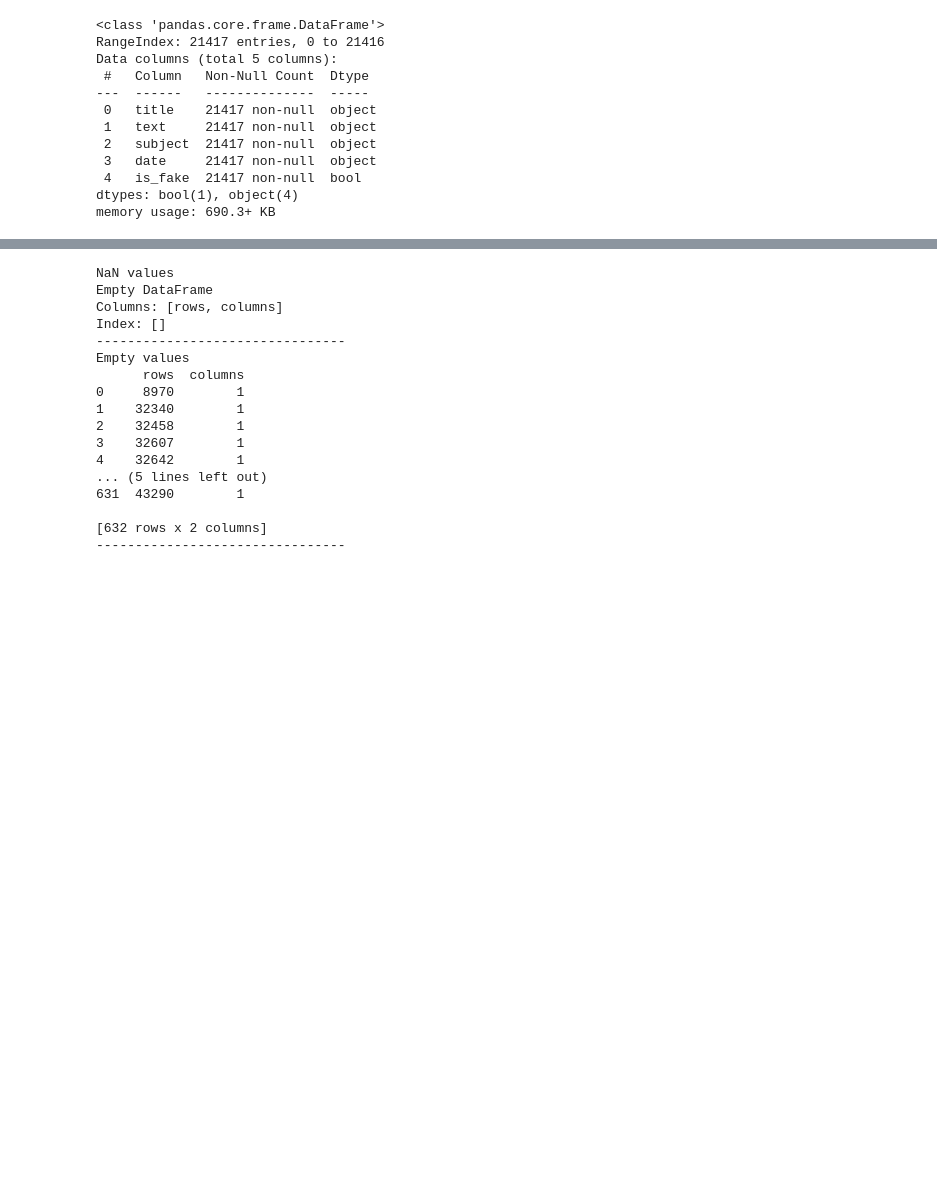
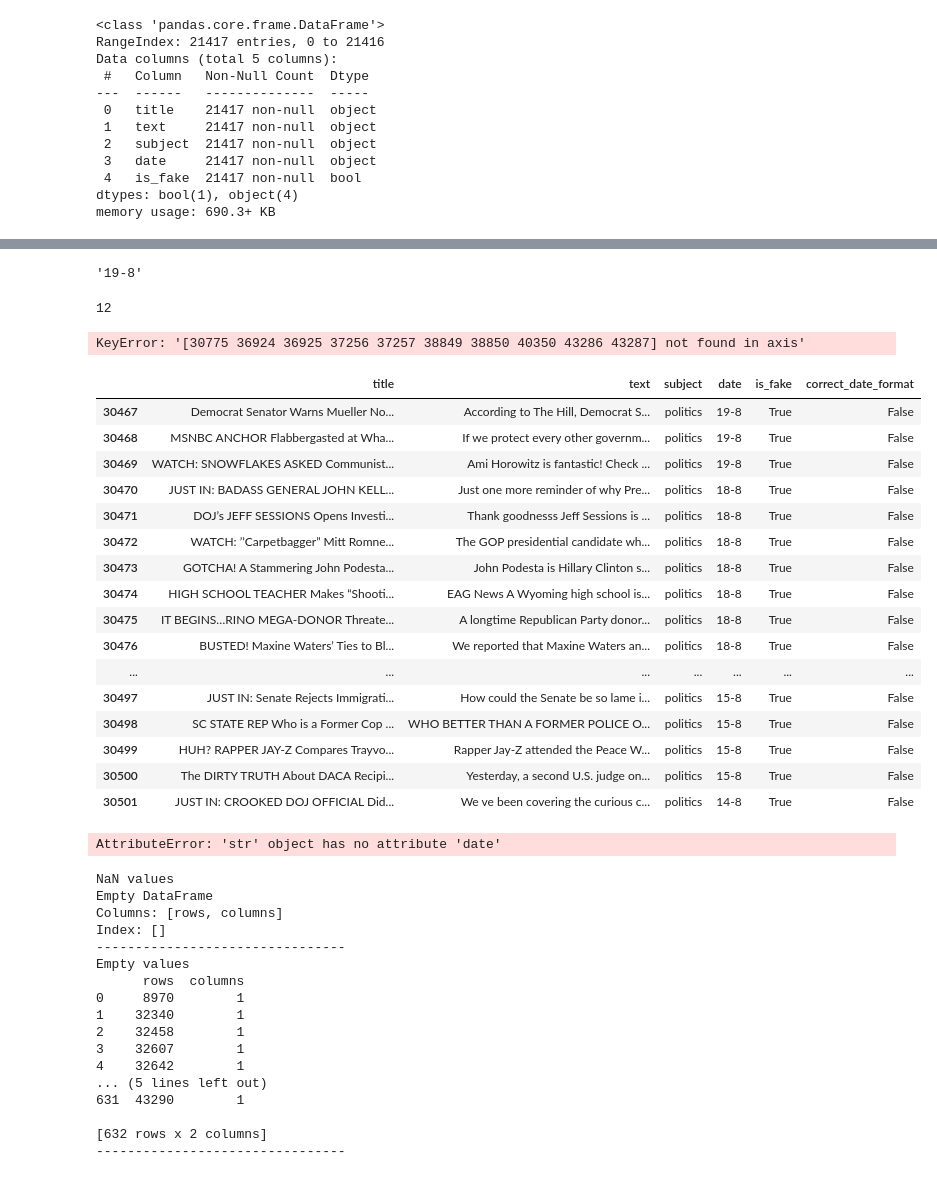
Before and after one commit to Fake-News-Capstone/fake_news_capstone, a Jupyter notebook: fake_news_capstone.ipynb, the cells around one changed output, grey strips where cells are left out. Drawn from its saved outputs; the diff is of its cells as text; code cells hidden in the pictures; blank space fills up the shorter version.

Commit message:
WIP:  trying to fix dates

```diff
--- a/fake_news_capstone.ipynb
+++ b/fake_news_capstone.ipynb
@@ -121,0 +120,6 @@ articles_df = articles_df.drop(columns=['index'])
+# %%
+articles_df.date = articles_df.date.str.strip()
+# %%
+articles_df.date = articles_df.date.apply(truncate_month)
+# %%
+articles_df['correct_date_format'] = articles_df.date.apply(value_in_date_format)
@@ -122,3 +135,39 @@ articles_df = articles_df.drop(columns=['index'])
+# %%
+articles_df.iloc[30467].date
+# %% [output]
+'19-8'
+# %%
+len(articles_df.iloc[0].date)
+# %% [output]
+12
+# %%
+articles_df = articles_df.drop(index=[30775, 36924, 36925, 37256, 37257, 38849, 38850, 40350, 43286, 43287])
+# %% [output]
+KeyError: '[30775 36924 36925 37256 37257 38849 38850 40350 43286 43287] not found in axis'
+# %%
+articles_df[articles_df.correct_date_format == False]
+# %% [output]
+|  | title | text | subject | date | is_fake | correct_date_format |
+| 30467 | Democrat Senator Warns Mueller No... | According to The Hill, Democrat S... | politics | 19-8 | True | False |
+| 30468 | MSNBC ANCHOR Flabbergasted at Wha... | If we protect every other governm... | politics | 19-8 | True | False |
+| 30469 | WATCH: SNOWFLAKES ASKED Communist... | Ami Horowitz is fantastic! Check ... | politics | 19-8 | True | False |
+| 30470 | JUST IN: BADASS GENERAL JOHN KELL... | Just one more reminder of why Pre... | politics | 18-8 | True | False |
+| 30471 | DOJ’s JEFF SESSIONS Opens Investi... | Thank goodnesss Jeff Sessions is ... | politics | 18-8 | True | False |
+| 30472 | WATCH: ’’Carpetbagger” Mitt Romne... | The GOP presidential candidate wh... | politics | 18-8 | True | False |
+| 30473 | GOTCHA! A Stammering John Podesta... | John Podesta is Hillary Clinton s... | politics | 18-8 | True | False |
+| 30474 | HIGH SCHOOL TEACHER Makes “Shooti... | EAG News A Wyoming high school is... | politics | 18-8 | True | False |
+| 30475 | IT BEGINS…RINO MEGA-DONOR Threate... | A longtime Republican Party donor... | politics | 18-8 | True | False |
+| 30476 | BUSTED! Maxine Waters’ Ties to Bl... | We reported that Maxine Waters an... | politics | 18-8 | True | False |
+| ... | ... | ... | ... | ... | ... | ... |
+| 30497 | JUST IN: Senate Rejects Immigrati... | How could the Senate be so lame i... | politics | 15-8 | True | False |
+| 30498 | SC STATE REP Who is a Former Cop ... | WHO BETTER THAN A FORMER POLICE O... | politics | 15-8 | True | False |
+| 30499 | HUH? RAPPER JAY-Z Compares Trayvo... | Rapper Jay-Z attended the Peace W... | politics | 15-8 | True | False |
+| 30500 | The DIRTY TRUTH About DACA Recipi... | Yesterday, a second U.S. judge on... | politics | 15-8 | True | False |
+| 30501 | JUST IN: CROOKED DOJ OFFICIAL Did... | We ve been covering the curious c... | politics | 14-8 | True | False |
+# %%
+pd.to_datetime(articles_df.date, format="%b %d, %Y")
+# %% [output]
+AttributeError: 'str' object has no attribute 'date'
 # %%
 articles_df.to_csv("news_articles.csv")
 # %%
```
Also changed, not shown: parts of 10 cells of this notebook.
